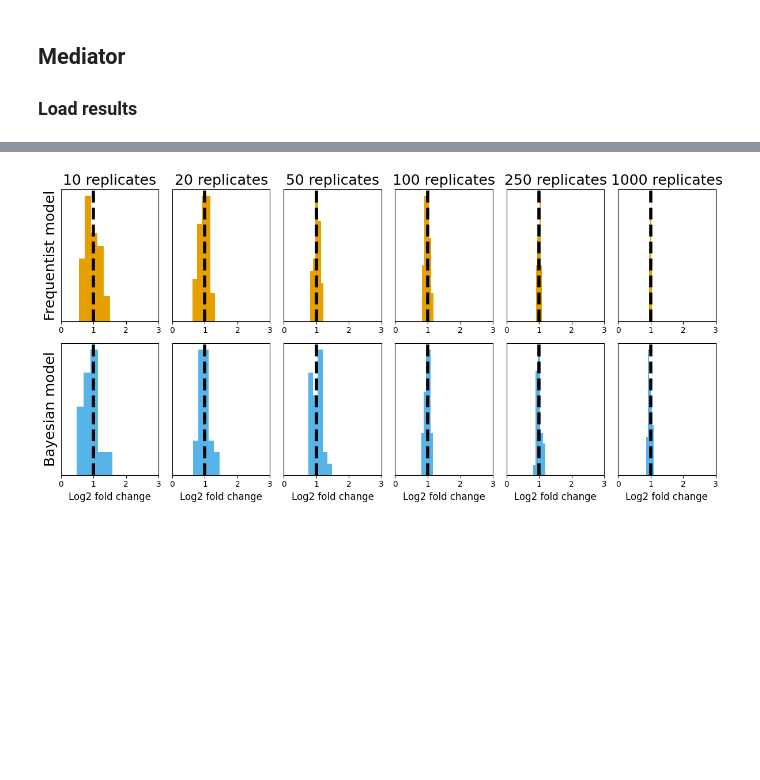
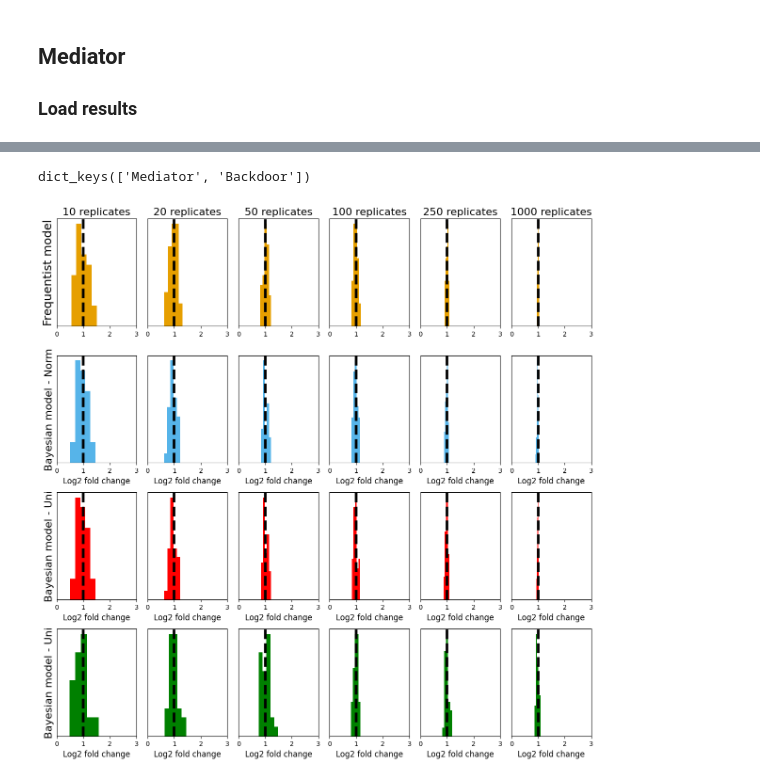
Before and after one commit to devonjkohler/Causomic, a Jupyter notebook: vignettes/methods_paper/Supplementary_analysis.ipynb, the cells around one changed output, grey strips where cells are left out. Saved outputs shown, nothing was run; the diff lists cells and outputs as text; code cells hidden in the pictures; blank space fills up the shorter version.

```diff
--- a/vignettes/methods_paper/Supplementary_analysis.ipynb
+++ b/vignettes/methods_paper/Supplementary_analysis.ipynb
@@ -19,4 +19,6 @@ with open(f'data/results_uniform_priors.pkl', 'rb') as f:
     uniform_priors = pickle.load(f)
 with open(f'data/results_wide_normal_priors.pkl', 'rb') as f:
     wide_norm_priors = pickle.load(f)
+with open(f'data/results_tight_normal_priors.pkl', 'rb') as f:
+    tight_norm_priors = pickle.load(f)
 # %%
@@ -51,29 +71,51 @@ plt.tight_layout()
+# %%
+wide_norm_priors.keys()
+# %% [output]
+dict_keys(['Mediator', 'Backdoor'])
 # %%
-fig, ax = plt.subplots(2,6,figsize=(12,6))
+fig, ax = plt.subplots(4,6,figsize=(12,12))
 
 for i in range(6):
 
     key = [10, 20, 50, 100, 250, 1000][i]
 
-    data = uniform_priors['Mediator'][
-        uniform_priors['Mediator']["Replicates"] == key].reset_index(drop=True)
+    data = wide_norm_priors['Backdoor'][
+        wide_norm_priors['Backdoor']["Replicates"] == key].reset_index(drop=True)
+    uni_data = uniform_priors['Backdoor'][
+        uniform_priors['Backdoor']["Replicates"] == key].reset_index(drop=True)
+    tight_data = tight_norm_priors['Backdoor'][
+        tight_norm_priors['Backdoor']["Replicates"] == key].reset_index(drop=True)
 
     ax[0, i].axvline(data.loc[0, "Ground_truth"],
                      color="black", linestyle="dashed", lw=4)
     ax[0, i].hist(data["Eliator"],
                   bins=5, color="#E69F00")
-    ax[0, i].set_title(f"{key} replicates", size=18)
+    ax[0, i].set_title(f"{key} replicates", size=16)
     ax[0, 0].set_ylabel("Frequentist model", size=18)
 
     ax[1, i].axvline(data.loc[0, "Ground_truth"],
                      color="black", linestyle="dashed", lw=4)
     ax[1, i].hist(data["MScausality"],
                   bins=5, color="#56B4E9")
-    ax[1, 0].set_ylabel("Bayesian model", size=18)
+    ax[1, 0].set_ylabel("Bayesian model - Norm", size=16)
     ax[1, i].set_xlabel("Log2 fold change", size=12)
+
+    ax[2, i].axvline(tight_data.loc[0, "Ground_truth"],
+                     color="black", linestyle="dashed", lw=4)
+    ax[2, i].hist(tight_data["MScausality"],
+                  bins=5, color="red")
+    ax[2, 0].set_ylabel("Bayesian model - Uni", size=16)
+    ax[2, i].set_xlabel("Log2 fold change", size=12)
+
+    ax[3, i].axvline(uni_data.loc[0, "Ground_truth"],
+                     color="black", linestyle="dashed", lw=4)
+    ax[3, i].hist(uni_data["MScausality"],
+                  bins=5, color="green")
+    ax[3, 0].set_ylabel("Bayesian model - Uni", size=16)
+    ax[3, i].set_xlabel("Log2 fold change", size=12)
 
 plt.setp(ax, xlim=(-0,3), yticks=[])
 # plt.setp(ax, xlim=(-1,2.5))
 plt.tight_layout()
 # %% [output]
-[figure, old version]
+[figure, new version]
```
Also changed, not shown: parts of 1 cell of this notebook, 3 other files.
